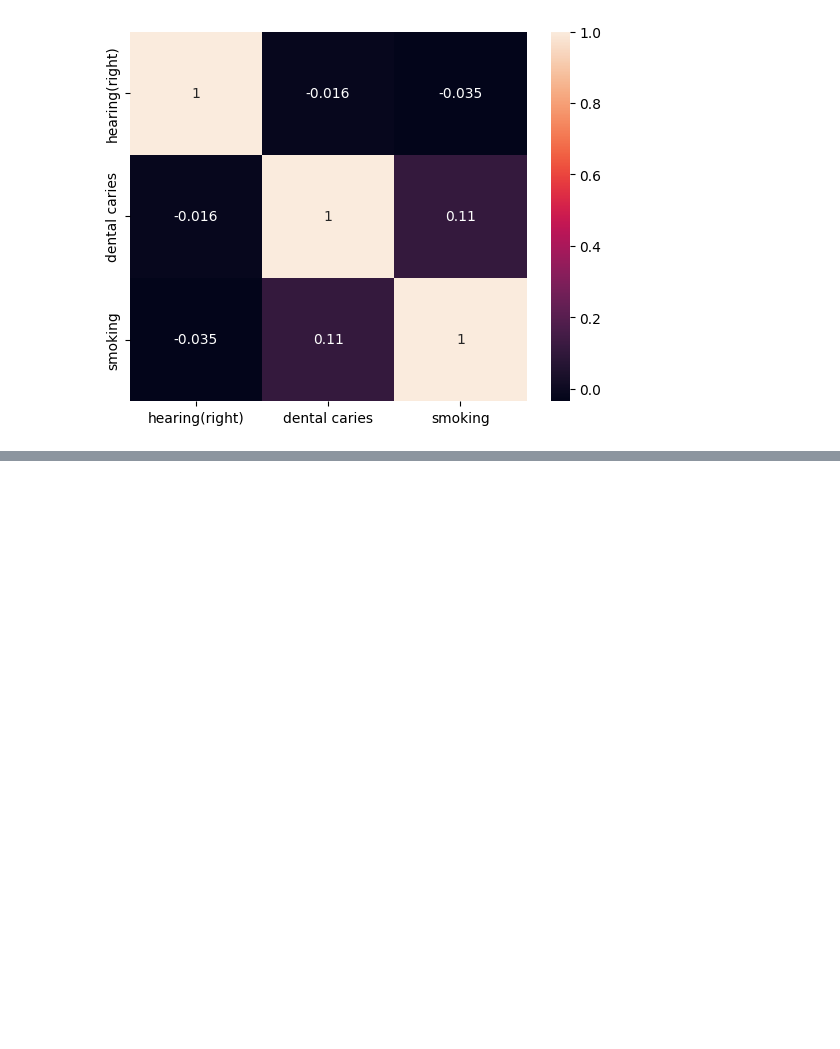
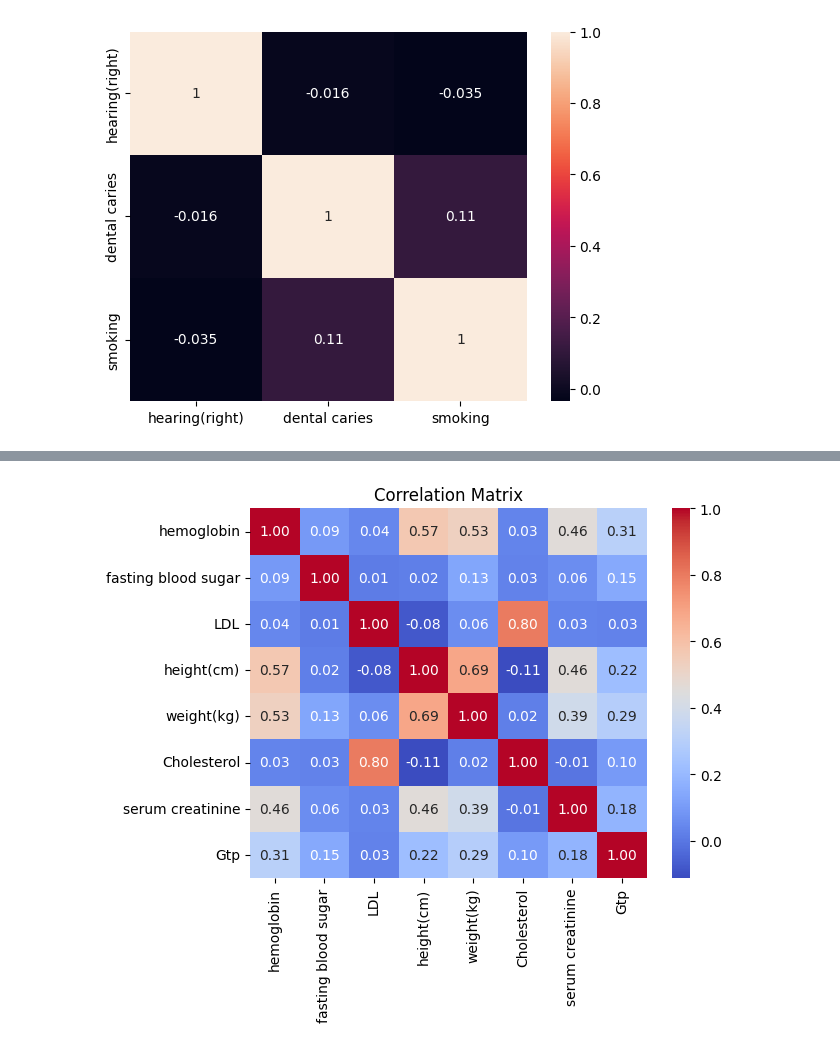
Before and after one commit to ahmedoy/SmokingData-Classification, a Jupyter notebook: explanatory.ipynb, the cells around one changed output, grey strips where cells are left out. Saved outputs shown, nothing was run; the diff lists cells and outputs as text; code cells hidden in the pictures; blank space fills up the shorter version.

```diff
--- a/explanatory.ipynb
+++ b/explanatory.ipynb
@@ -1663,0 +1746,9 @@ sns.heatmap(categ_correlation_matrix, annot=True, xticklabels=categorical_featur
+# %%
+continuous_features = train_df.drop(columns = ['Unnamed: 0', 'hearing(right)', 'dental caries', 'smoking'])
+
+# Visualize the correlation matrix using Seaborn's heatmap
+sns.heatmap(continuous_features.corr(), annot=True, cmap='coolwarm', fmt=".2f")
+plt.title('Correlation Matrix')
+plt.show()
+# %% [output]
+[figure, added]
```
Also changed, not shown: parts of 9 cells of this notebook.
